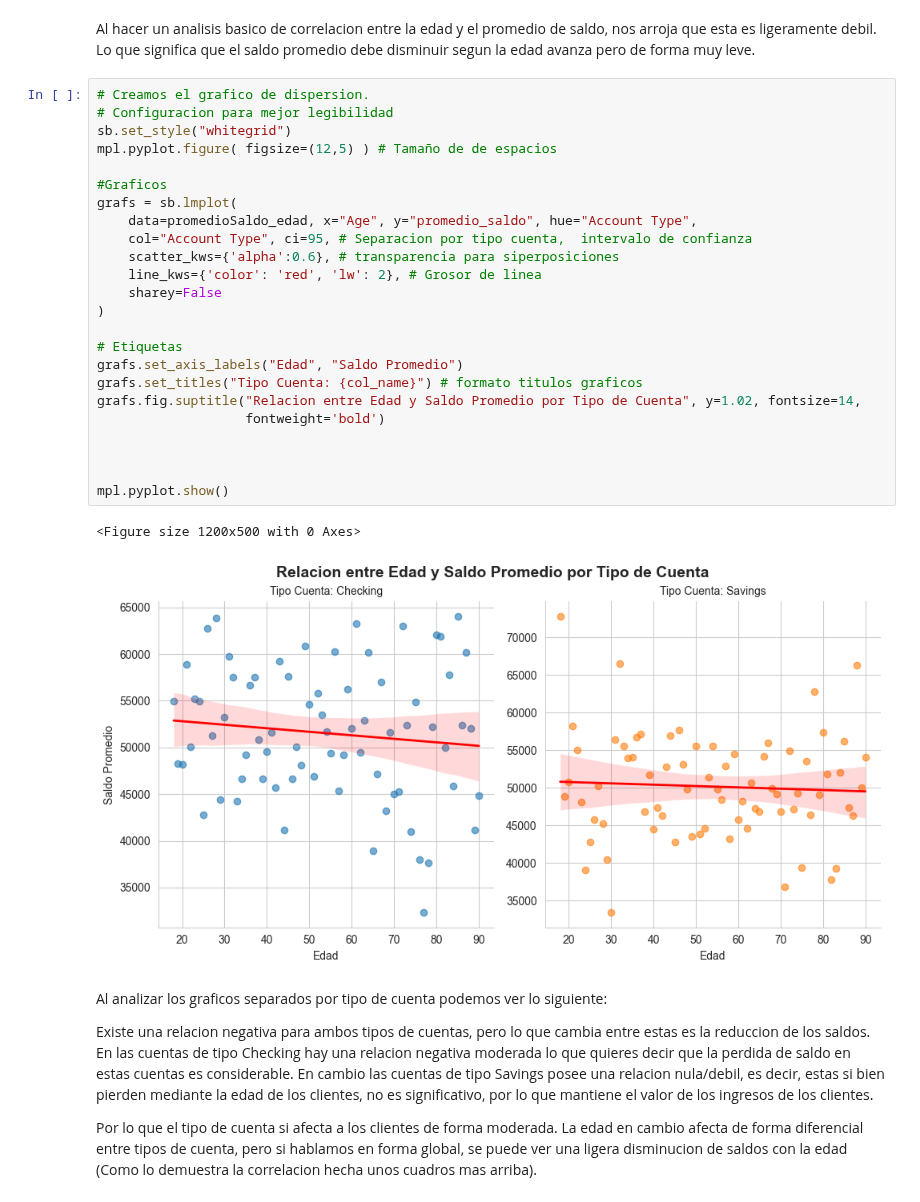
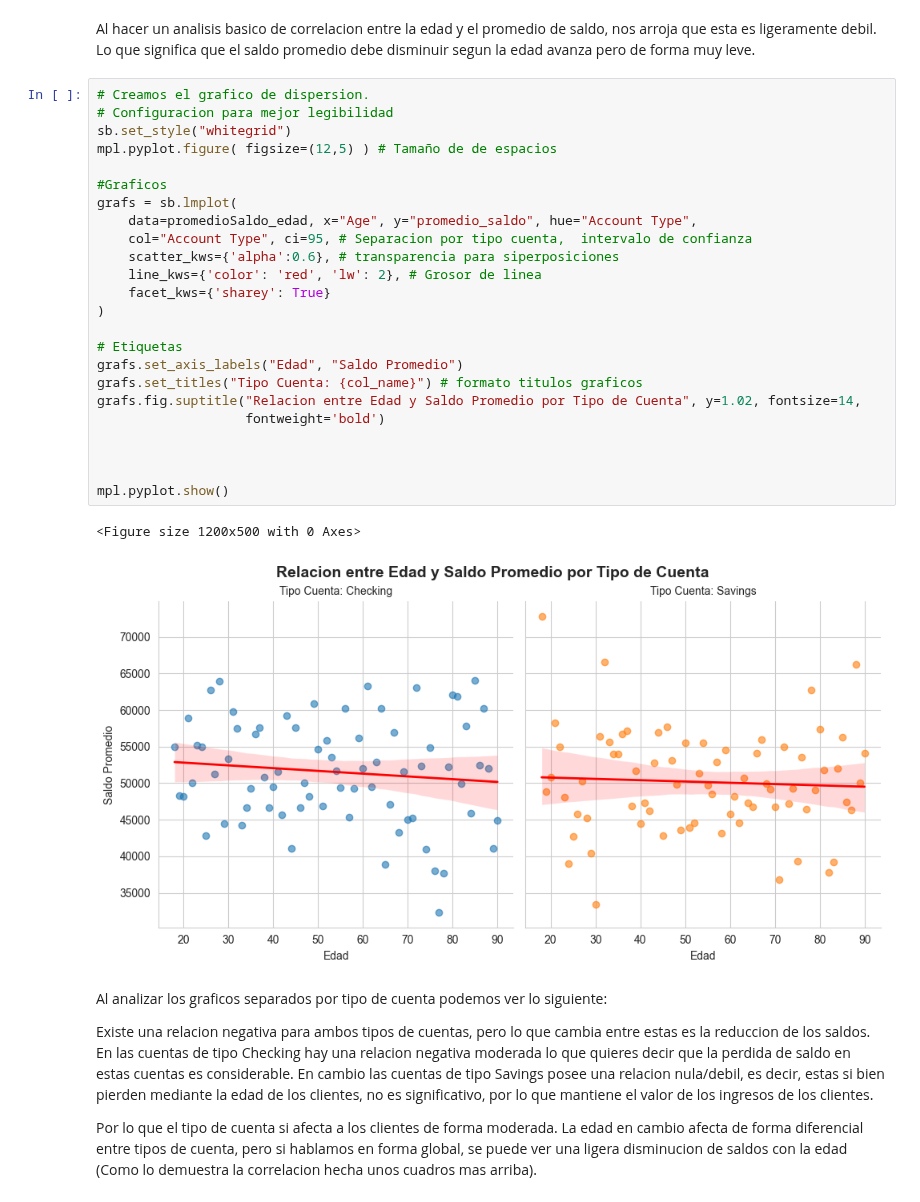
Before and after one commit to Vigonzaleze/analisisDatos_clientesBancarios, a Jupyter notebook: Analisis/analisis.ipynb, the cells around one changed output. Saved outputs shown, nothing was run; the diff lists cells and outputs as text.

```diff
--- a/Analisis/analisis.ipynb
+++ b/Analisis/analisis.ipynb
@@ -455,30 +454,30 @@ Al  hacer un analisis basico de correlacion entre la edad y el promedio de saldo
 # %%
 # Creamos el grafico de dispersion.
 # Configuracion para mejor legibilidad
 sb.set_style("whitegrid")
 mpl.pyplot.figure( figsize=(12,5) ) # Tamaño de de espacios
 
 #Graficos
 grafs = sb.lmplot(
     data=promedioSaldo_edad, x="Age", y="promedio_saldo", hue="Account Type",
     col="Account Type", ci=95, # Separacion por tipo cuenta,  intervalo de confianza
     scatter_kws={'alpha':0.6}, # transparencia para siperposiciones
     line_kws={'color': 'red', 'lw': 2}, # Grosor de linea
-    sharey=False
+    facet_kws={'sharey': True}
 )
 
 # Etiquetas
 grafs.set_axis_labels("Edad", "Saldo Promedio")
 grafs.set_titles("Tipo Cuenta: {col_name}") # formato titulos graficos
 grafs.fig.suptitle("Relacion entre Edad y Saldo Promedio por Tipo de Cuenta", y=1.02, fontsize=14,
                    fontweight='bold')
 
 
 
 mpl.pyplot.show()
 # %% [output]
 <Figure size 1200x500 with 0 Axes>
-[figure, old version]
+[figure, new version]
 # %% [markdown]
 Al analizar los graficos separados por tipo de cuenta podemos ver lo siguiente:
 
```
Also changed, not shown: parts of 10 cells of this notebook.
